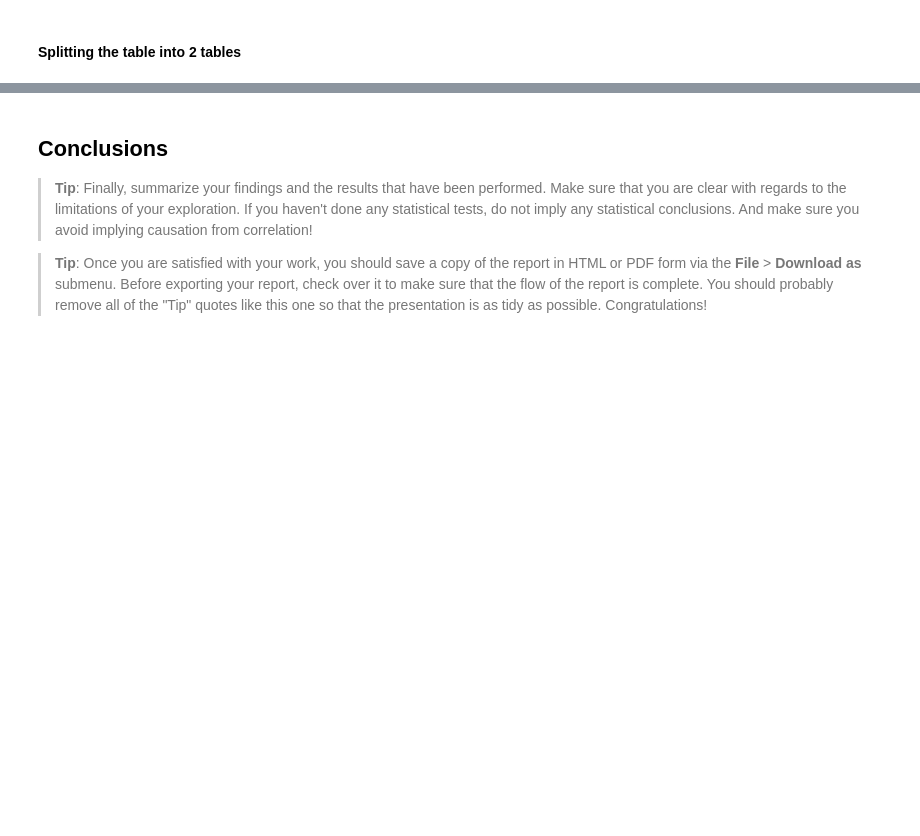
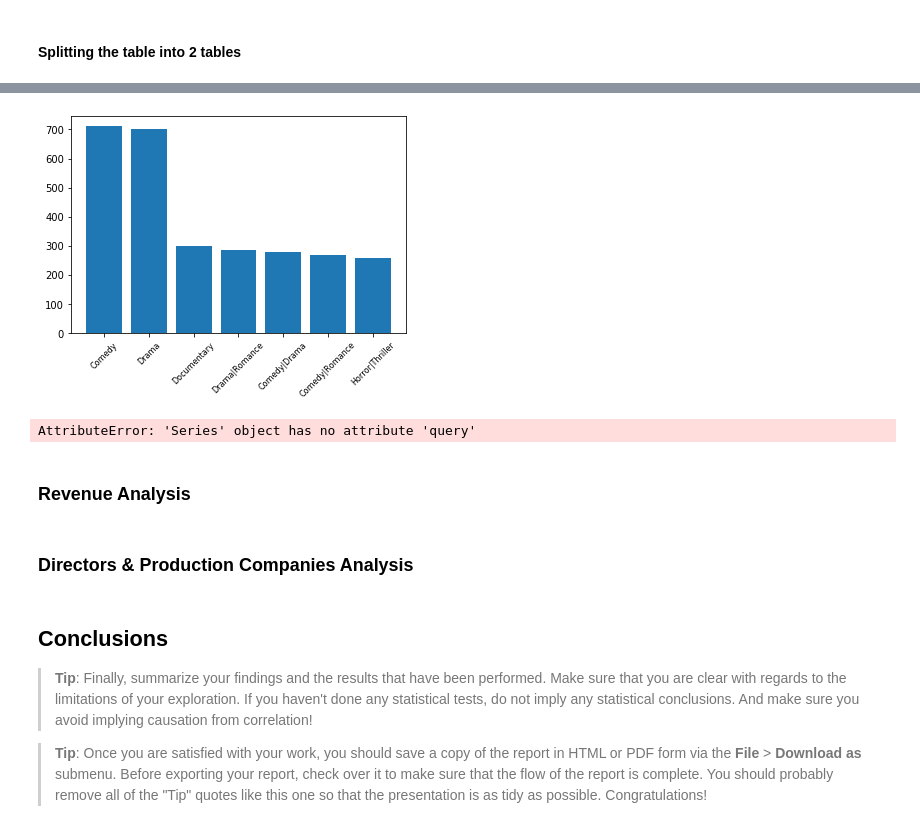
Before and after one commit to salma77/Investigating-data-from-TMDb, a Jupyter notebook: investigate-a-dataset-template.ipynb, the cells around one changed output, grey strips where cells are left out. Cells and saved outputs as stored; diff of their text form; code cells hidden in the pictures; blank space fills up the shorter version.

```diff
--- a/investigate-a-dataset-template.ipynb
+++ b/investigate-a-dataset-template.ipynb
@@ -572,0 +631,2 @@ movies = df.copy()
+# %%
+movies.fillna("empty", inplace=True)
@@ -632,0 +715,5 @@ Name: release_date, Length: 10865, dtype: datetime64[ns]
+# %%
+to_be_dropped_columns = ['imdb_id', 'budget_adj', 'revenue_adj', 'overview', 'tagline']
+movies.drop(to_be_dropped_columns, axis=1, inplace=True)
+# Just to check
+movies.shape
@@ -657,0 +741,3 @@ NotImplementedError: iLocation based boolean indexing on an integer type is not
+# %%
+top_genres = movies.genres.value_counts().sort_values(ascending=False).head(7)
+top_genres
@@ -658,7 +753,22 @@ NotImplementedError: iLocation based boolean indexing on an integer type is not
+# %%
+plt.bar(top_genres.keys(), top_genres)
+plt.xticks(rotation=45, fontsize=8)
+plt.show();
+# %% [output]
+[figure, added]
+# %%
+top_genres_by_years = movies['release_year'].query('genres == "Comedy"').value_counts().sort_values(ascending=False).head(7)
+top_genres_by_years
+# %% [output]
+AttributeError: 'Series' object has no attribute 'query'
+# %% [markdown]
+### Revenue Analysis
 # %%
 # Continue to explore the data to address your additional research
 #   questions. Add more headers as needed if you have more questions to
 #   investigate.
+# %% [markdown]
+### Directors & Production Companies Analysis
 # %% [markdown]
 <a id='conclusions'></a>
 ## Conclusions
```
Also changed, not shown: parts of 36 cells of this notebook.
